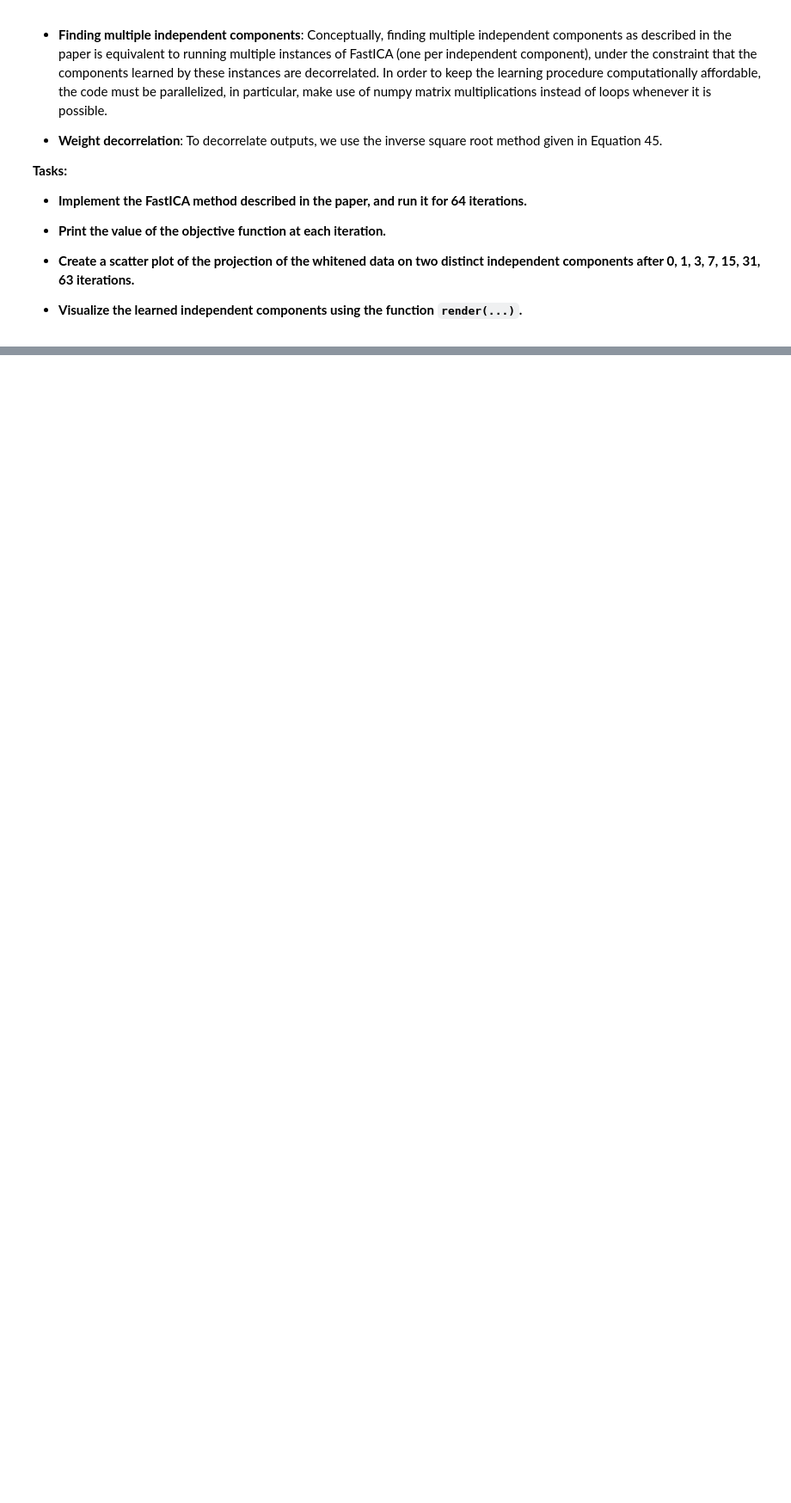
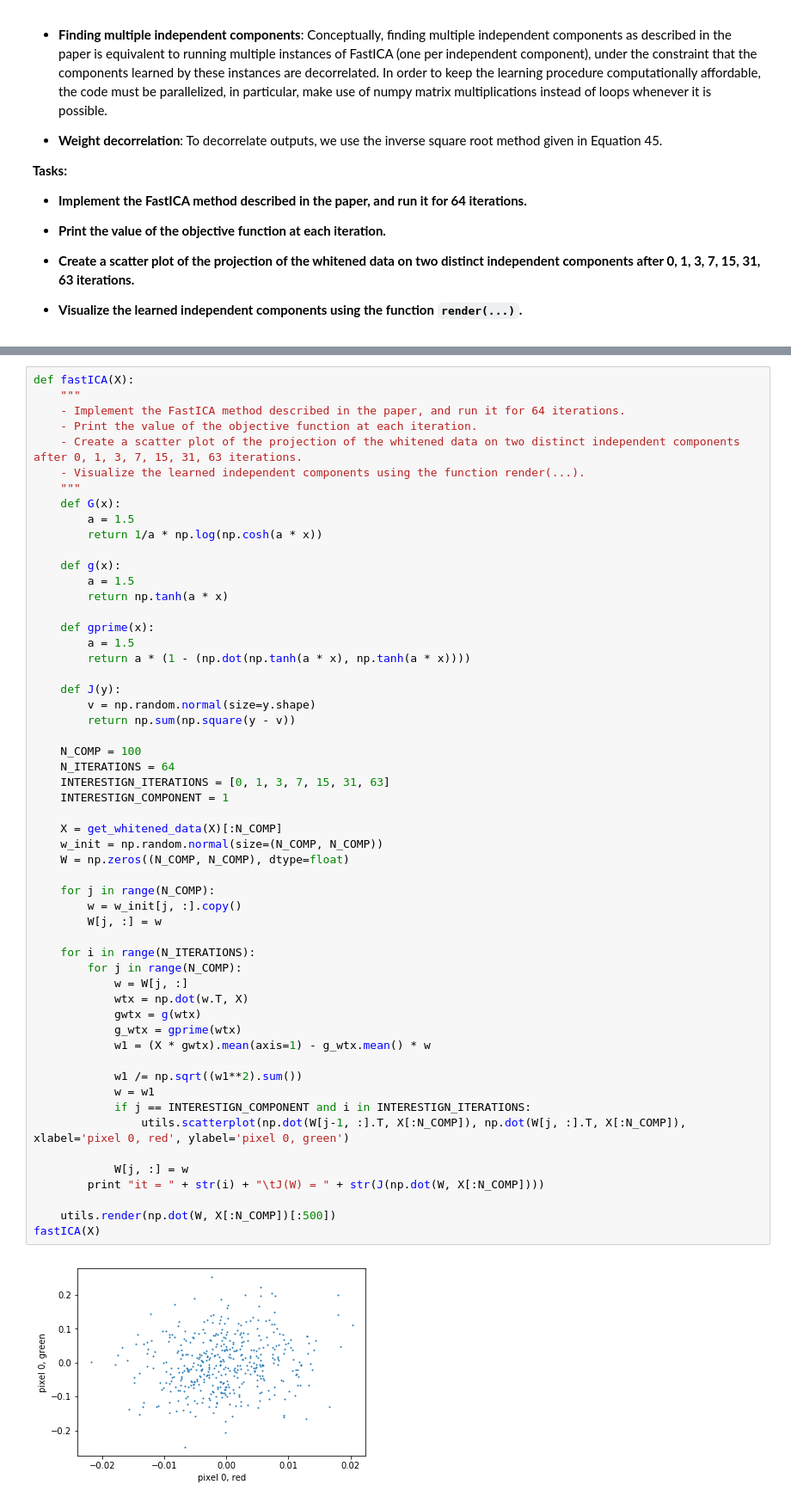
Before and after one commit to WGierke/machine_learning_2, a Jupyter notebook: exercise03/sheet03.ipynb, the cells around one changed output, grey strips where cells are left out. Shown at 86% size. Cells and saved outputs as stored; diff of their text form; blank space fills up the shorter version.

```diff
--- a/exercise03/sheet03.ipynb
+++ b/exercise03/sheet03.ipynb
@@ -93,0 +124,57 @@ solutions.fastICA()
+# %%
+def fastICA(X):
+    """
+    - Implement the FastICA method described in the paper, and run it for 64 iterations.
+    - Print the value of the objective function at each iteration.
+    - Create a scatter plot of the projection of the whitened data on two distinct independent components after 0, 1, 3, 7, 15, 31, 63 iterations.
+    - Visualize the learned independent components using the function render(...).
+    """
+    def G(x):
+        a = 1.5
+        return 1/a * np.log(np.cosh(a * x))
+
+    def g(x):
+        a = 1.5
+        return np.tanh(a * x)
+
+    def gprime(x):
+        a = 1.5
+        return a * (1 - (np.dot(np.tanh(a * x), np.tanh(a * x))))
+
+    def J(y):
+        v = np.random.normal(size=y.shape)
+        return np.sum(np.square(y - v))
+
+    N_COMP = 100
+    N_ITERATIONS = 64
+    INTERESTIGN_ITERATIONS = [0, 1, 3, 7, 15, 31, 63]
+    INTERESTIGN_COMPONENT = 1
+
+    X = get_whitened_data(X)[:N_COMP]
+    w_init = np.random.normal(size=(N_COMP, N_COMP))
+    W = np.zeros((N_COMP, N_COMP), dtype=float)
+
+    for j in range(N_COMP):
+        w = w_init[j, :].copy()
+        W[j, :] = w
+
+    for i in range(N_ITERATIONS):
+        for j in range(N_COMP):
+            w = W[j, :]
+            wtx = np.dot(w.T, X)
+            gwtx = g(wtx)
+            g_wtx = gprime(wtx)
+            w1 = (X * gwtx).mean(axis=1) - g_wtx.mean() * w
+
+            w1 /= np.sqrt((w1**2).sum())
+            w = w1
+            if j == INTERESTIGN_COMPONENT and i in INTERESTIGN_ITERATIONS:
+                utils.scatterplot(np.dot(W[j-1, :].T, X[:N_COMP]), np.dot(W[j, :].T, X[:N_COMP]), xlabel='pixel 0, red', ylabel='pixel 0, green')
+
+            W[j, :] = w
+        print "it = " + str(i) + "\tJ(W) = " + str(J(np.dot(W, X[:N_COMP])))
+
+    utils.render(np.dot(W, X[:N_COMP])[:500])
+fastICA(X)
+# %% [output]
+[figure, added]
```
Also changed, not shown: parts of 5 cells of this notebook, 1 other file.
